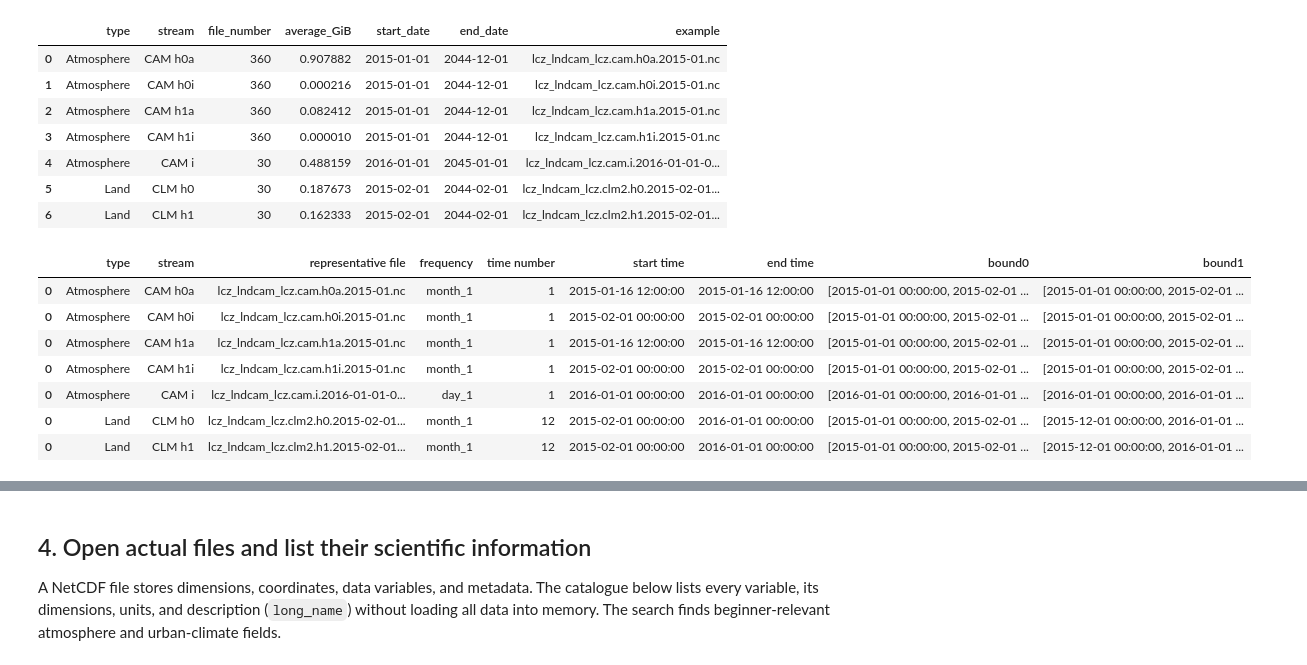
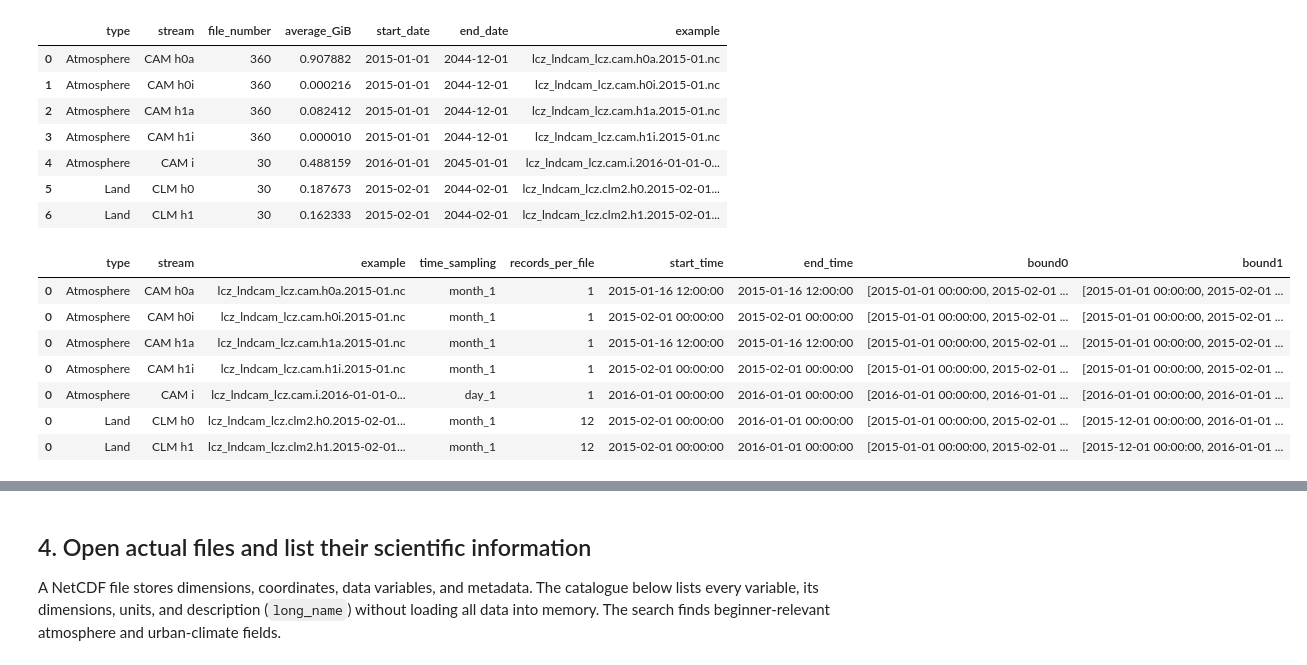
Before and after one commit to YueLi-0816/cesm, a Jupyter notebook: explore_lcz_lndcam_lcz_output.ipynb, the cells around one changed output, grey strips where cells are left out. Saved outputs shown, nothing was run; the diff lists cells and outputs as text; code cells hidden in the pictures.

```diff
--- a/explore_lcz_lndcam_lcz_output.ipynb
+++ b/explore_lcz_lndcam_lcz_output.ipynb
@@ -175,11 +175,11 @@ def summary_time_info(time_details):
         time_summary.append({
             'type': file_type,
             'stream': stream,
-            'representative file': details['file'],
-            'frequency': details['frequency'],
-            'time number': len(time),
-            'start time': time.min(),
-            'end time': time.max(),
+            'example': details['file'],
+            'time_sampling': details['frequency'],
+            'records_per_file': len(time),
+            'start_time': time.min(),
+            'end_time': time.max(),
             'bound0': time_bounds.loc[time.min()].time_bounds.tolist(),
             'bound1': time_bounds.loc[time.max()].time_bounds.tolist(),
         })
@@ -189,24 +189,25 @@ def summary_time_info(time_details):
 # %%
 # Read the time information from each representative file in the file summary df and summarize it.
 all_time_info = []
 
 for _, row in summary.iterrows():
     file_type = row['type']
     stream = row['stream']
     f_name = row['example']
 
     if file_type == 'Atmosphere':
         f = ATM / f_name
     elif file_type == 'Land':
         f = LND / f_name
 
     time_info = read_time_info(f)
     time_info_summary = summary_time_info(time_info)
     all_time_info.append(time_info_summary)
 
-pd.concat(all_time_info)
+all_time_df = pd.concat(all_time_info)
+all_time_df
 # %% [output]
-|  | type | stream | representative file | frequency | time number | start time | end time | bound0 | bound1 |
+|  | type | stream | example | time_sampling | records_per_file | start_time | end_time | bound0 | bound1 |
 | 0 | Atmosphere | CAM h0a | lcz_lndcam_lcz.cam.h0a.2015-01.nc | month_1 | 1 | 2015-01-16 12:00:00 | 2015-01-16 12:00:00 | [2015-01-01 00:00:00, 2015-02-01 ... | [2015-01-01 00:00:00, 2015-02-01 ... |
 | 0 | Atmosphere | CAM h0i | lcz_lndcam_lcz.cam.h0i.2015-01.nc | month_1 | 1 | 2015-02-01 00:00:00 | 2015-02-01 00:00:00 | [2015-01-01 00:00:00, 2015-02-01 ... | [2015-01-01 00:00:00, 2015-02-01 ... |
 | 0 | Atmosphere | CAM h1a | lcz_lndcam_lcz.cam.h1a.2015-01.nc | month_1 | 1 | 2015-01-16 12:00:00 | 2015-01-16 12:00:00 | [2015-01-01 00:00:00, 2015-02-01 ... | [2015-01-01 00:00:00, 2015-02-01 ... |
```
Also changed, not shown: parts of 11 cells of this notebook.
